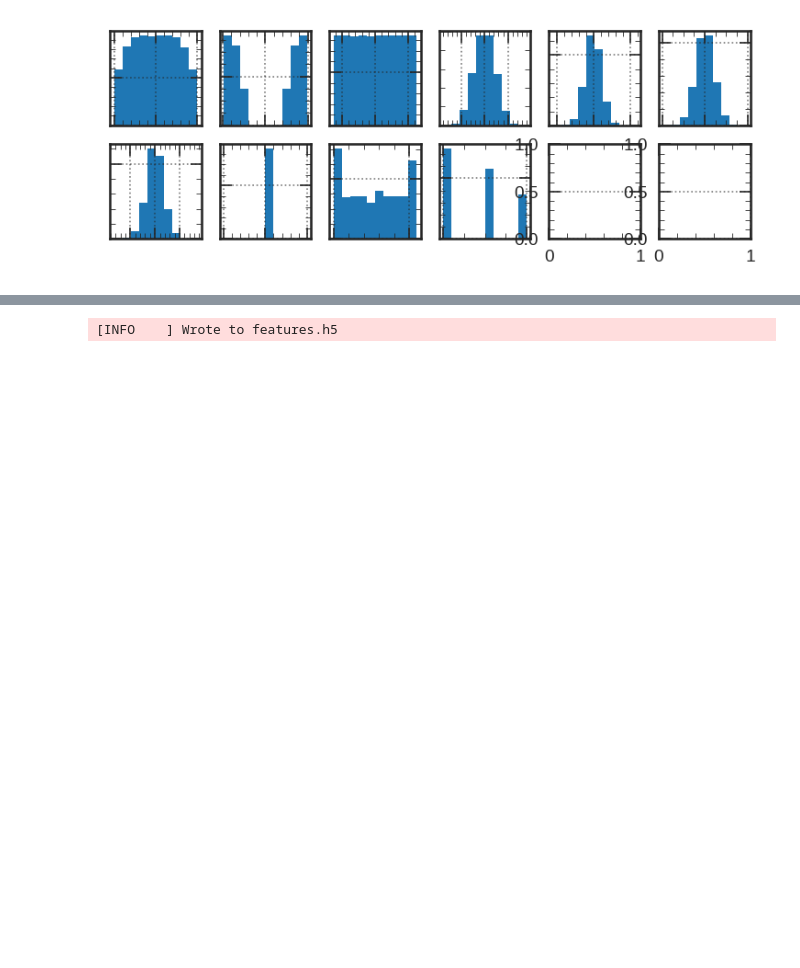
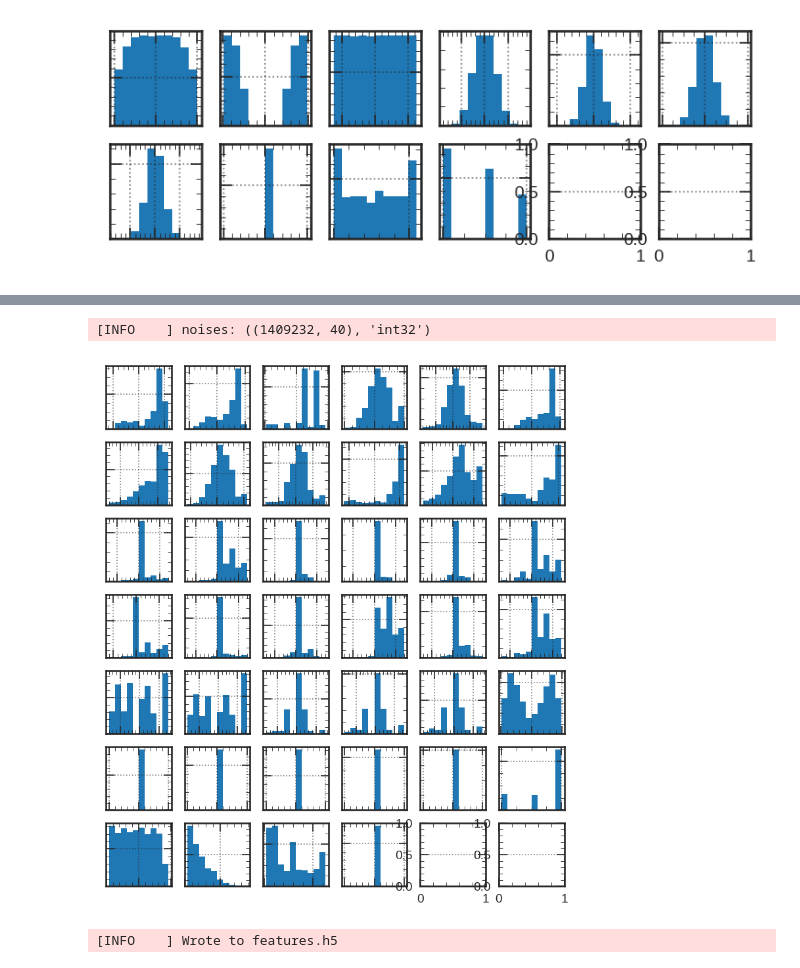
Before and after one commit to jiafulow/user-notebooks, a Jupyter notebook: 21-features-full.ipynb, the cells around one changed output, grey strips where cells are left out. Drawn from its saved outputs; the diff is of its cells as text; code cells hidden in the pictures; blank space fills up the shorter version.

```diff
--- a/21-features-full.ipynb
+++ b/21-features-full.ipynb
@@ -260,0 +261,6 @@ logger.info('out_part: {} out_hits: {} out_simhits: {}'.format(
+# %%
+sector_noises_aux, sector_noises = endless_v3.create_sector_noises(bkg_aux, bkg_hits)
+bkg_aux, bkg_hits = None, None  # not needed anymore
+
+logger.info('sector_noises_aux: {} sector_noises: {}'.format(
+    sector_noises_aux.shape, sector_noises.shape))
@@ -493,4 +520,7 @@ if maxevents == -1:
 # %%
+def ma_fill_value():
+  return 999999
+
 def latticeplot():
   ni, nj = (xdata.shape[1] + 5) // 6, 6
   fig, axs = plt.subplots(ni, nj, figsize=(6, 6 * ni / nj))
@@ -525,0 +558,10 @@ if maxevents == -1:
+# %%
+%%time
+
+if maxevents == -1:
+  outputs = model.predict(datagen_noise, workers=workers, use_multiprocessing=False, steps=2000)  # now wait...
+  if isinstance(outputs, tuple):
+    for i in range(len(outputs)):
+      logger.info('outputs: {}'.format((outputs[i].shape, outputs[i].dtype.name)))
+  else:
+    logger.info('outputs: {}'.format((outputs.shape, outputs.dtype.name)))
@@ -526,3 +577,33 @@ if maxevents == -1:
+# %%
+# Collect noises for training
+if maxevents == -1:
+  num_emtf_sites = 12
+  # -3 is th_median index
+  # -2 is trk_qual index
+  # 12:24 are emtf_theta indices
+  passed_0 = (outputs[0][:, :, -3] != 0)
+  passed_1 = (outputs[0][:, :, -2] != 0)
+  passed_2 = (outputs[0][:, :, (num_emtf_sites * 1):(num_emtf_sites * 2)] != ma_fill_value()).any(axis=-1)
+  passed = passed_0 & passed_1 & passed_2
+  noises = outputs[0][passed]  # 'passed' only
+
+  # Shuffle
+  shuffle = True
+  if shuffle:
+    index_array = np.arange(noises.shape[0])
+    np.random.shuffle(index_array)
+    noises = noises[index_array]
+  logger.info('noises: {}'.format((noises.shape, noises.dtype.name)))
+# %% [output]
+[INFO    ] noises: ((1409232, 40), 'int32')
+# %%
+# Plot noises
+if maxevents == -1:
+  xdata = noises
+  xmask = (noises != ma_fill_value())
+  latticeplot()
+# %% [output]
+[figure, added]
 # %%
 # Write to file
 if maxevents == -1:
```
Also changed, not shown: parts of 15 cells of this notebook, 1 other file.
